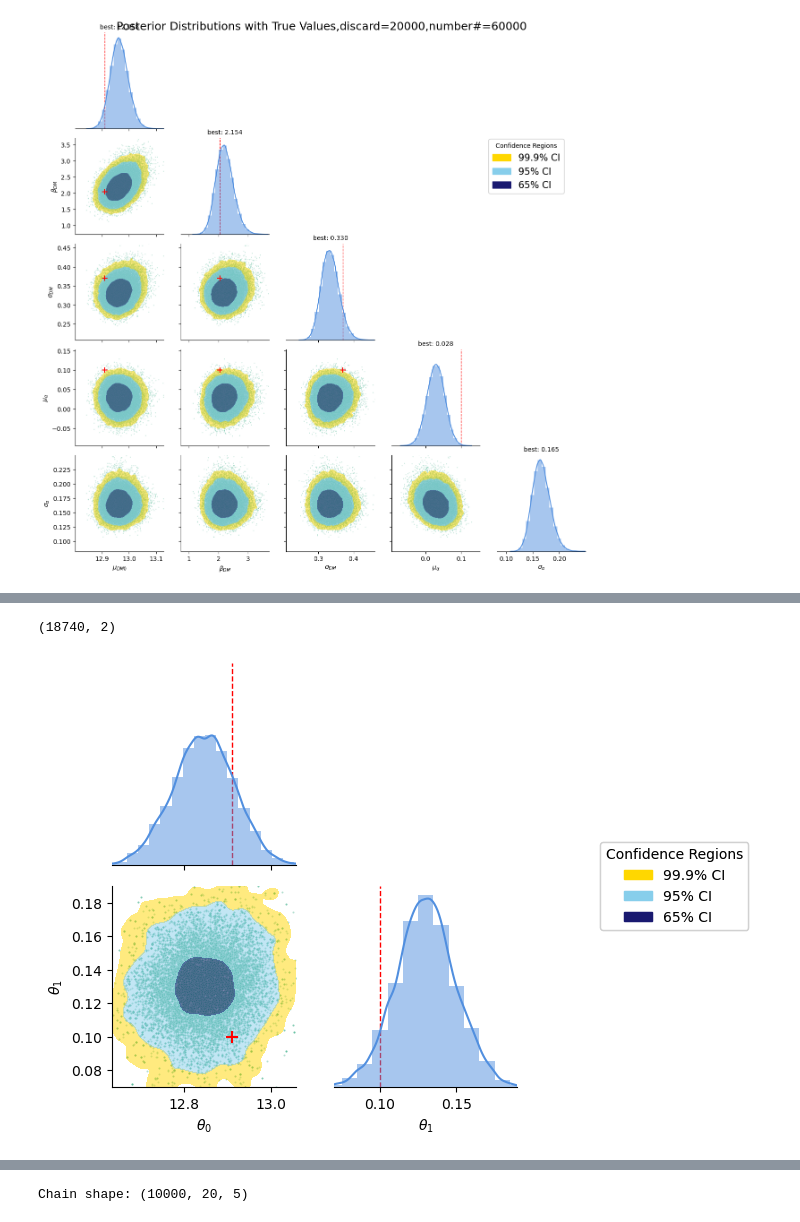
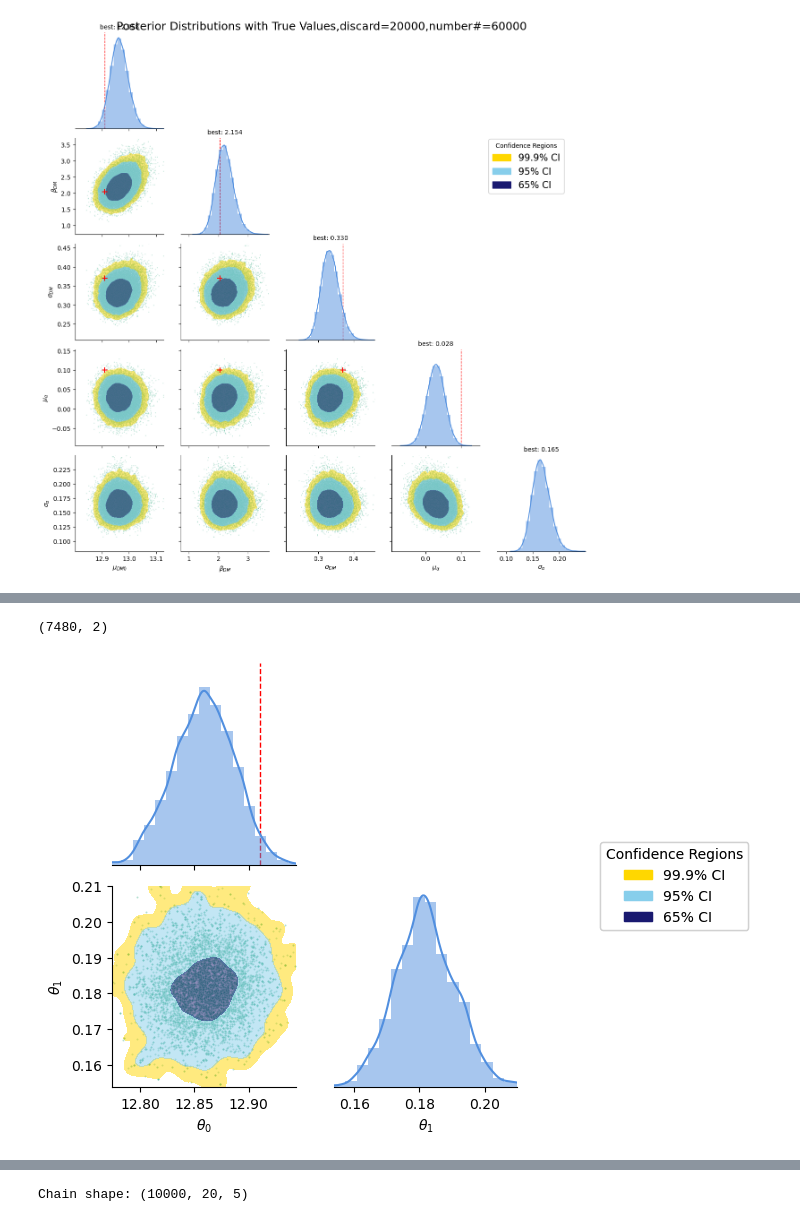
Before and after one commit to zheshishuoshuo/sl_inference_only_muDMalpha, a Jupyter notebook: test_notebook/plot_post.ipynb, the cells around one changed output, grey strips where cells are left out. Drawn from its saved outputs; the diff is of its cells as text; code cells hidden in the pictures.

```diff
--- a/test_notebook/plot_post.ipynb
+++ b/test_notebook/plot_post.ipynb
@@ -443,37 +445,37 @@ def plot_pairplot_with_truth(hdf5_file, discard=1000, thin=10, labels=None, trut
 
     legend = plt.legend(handles=legend_patches, loc='center right', bbox_to_anchor=(3.5, 1), title="Confidence Regions", fontsize=10)
     plt.gcf().add_artist(legend)
 
 
 
 
     plt.tight_layout()
     plt.show()
 
 
 
 plot_pairplot_with_truth(
-    hdf5_file="../chains/chains_bless_new1.h5",
-    discard=200,
+    hdf5_file="../chains/chains_bless_new_test1.h5",
+    discard=100,
     thin=1,
     # labels=[r"$\mu_{DM0}$", r"$\beta_{DM}$", r"$\sigma_{DM}$", r"$\mu_\alpha$", r"$\sigma_\alpha$"],  # Example parameter names
     # truths=[12.575, 0.381, 0.073, 0.075],
     # truths=[12.91, 2.04, 0.37, 0.1, 0.05],
     truths=[12.91, 0.1],
     width_factor=3,
     # max_steps=4000  # 可选，None表示不限制最大步数
 
 )
 #  np.array([12.5, 0.38, 0.05, 0.05])
 
 # true
 # (12.484790712318109,
 #  0.4365785108229181,
 #  0.07376295948617051,
 #  0.0748739106362481)
 # %% [output]
-(18740, 2)
+(7480, 2)
-[figure, old version]
+[figure, new version]
 # %% [markdown]
 ![image.png](attachment:image.png)
 # %%
```
Also changed, not shown: parts of 2 cells of this notebook, 12 other files.
